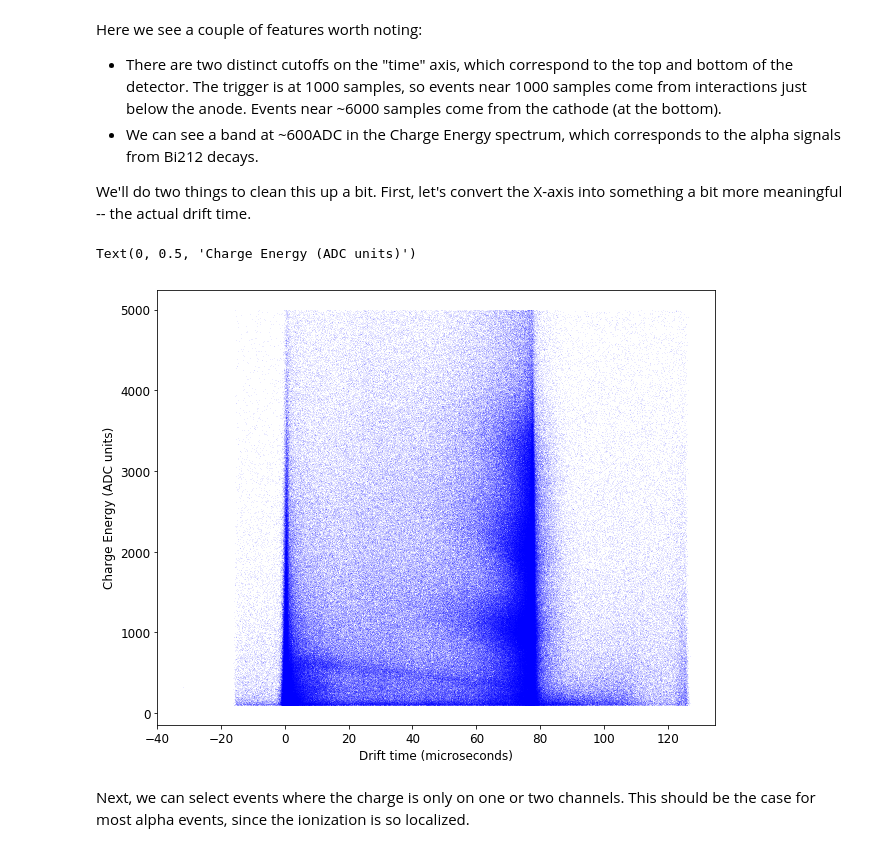
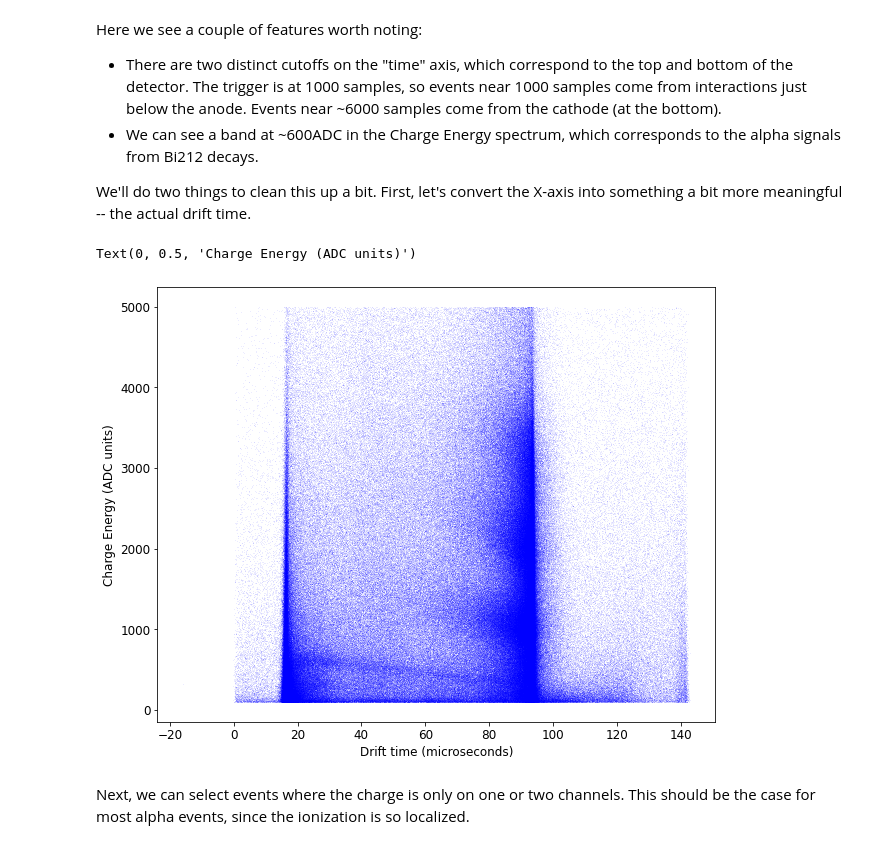
Before and after one commit to nEXO-collaboration/TMSAnalysis, a Jupyter notebook: StanfordTPCAnalysis Tutorial.ipynb, the cells around one changed output. Cells and saved outputs as stored; diff of their text form; code cells hidden in the pictures.

```diff
--- a/StanfordTPCAnalysis Tutorial.ipynb
+++ b/StanfordTPCAnalysis Tutorial.ipynb
@@ -43,22 +43,12 @@ and can install the package using `pip install`. This package isn't a necessary
 import pandas as pd
 import numpy as np
 import matplotlib.pyplot as plt
+import cycler
+import sys
+import os
+import time
+import pickle
 
-import cycler
-
-import histlite as hl
-
-import sys
-sys.path.append('/g/g20/lenardo1/software/')
-from StanfordTPCAnalysis.StruckAnalysisConfiguration import StruckAnalysisConfiguration
-
-import os
-
-plt.rcParams['axes.prop_cycle'] = cycler.cycler(color='bgrmyk')
-prop_cycle = plt.rcParams['axes.prop_cycle']
-colors = prop_cycle.by_key()['color']
-
-import time
-
-plt.rcParams['figure.figsize'] = [10, 8]
-plt.rcParams['font.size'] = 12
+#plt.rcParams['axes.prop_cycle'] = cycler.cycler(color='bgrmyk')
+#prop_cycle = plt.rcParams['axes.prop_cycle']
+#colors = prop_cycle.by_key()['color']
@@ -301,18 +282,18 @@ Here we see a couple of features worth noting:
 
 We'll do two things to clean this up a bit. First, let's convert the X-axis into something a bit more meaningful -- the actual drift time.
 # %%
-drift_time = (time_of_max_channel - analysis_config.run_parameters['Pretrigger Length [samples]']) \
+drift_time = (time_of_max_channel - analysis_config.run_parameters['Charge Pretrigger Length [samples]']) \
                * analysis_config.run_parameters['Sampling Period [ns]'] / 1000.
 
 
 #plt.hist2d(time_of_max_channel[mask], charge_energy[mask],bins=(xbins,ybins))
 plt.plot(drift_time[mask], charge_energy[mask],'o',color=(0.,0.,1.,0.1),markersize=1.,markeredgecolor=(0.,0.,0.,0.))
 
 plt.xlabel('Drift time (microseconds)')
 plt.ylabel('Charge Energy (ADC units)')
 # %% [output]
 Text(0, 0.5, 'Charge Energy (ADC units)')
-[figure, old version]
+[figure, new version]
 # %% [markdown]
 Next, we can select events where the charge is only on one or two channels. This should be the case for most alpha events, since the ionization is so localized.
 # %%
```
Also changed, not shown: parts of 13 cells of this notebook.
